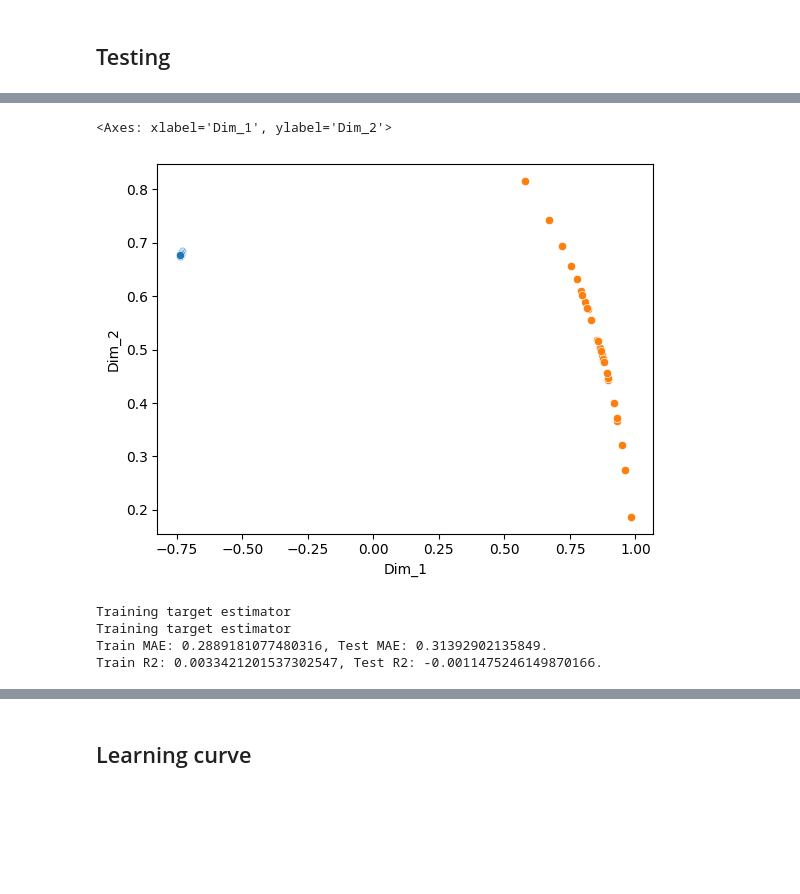
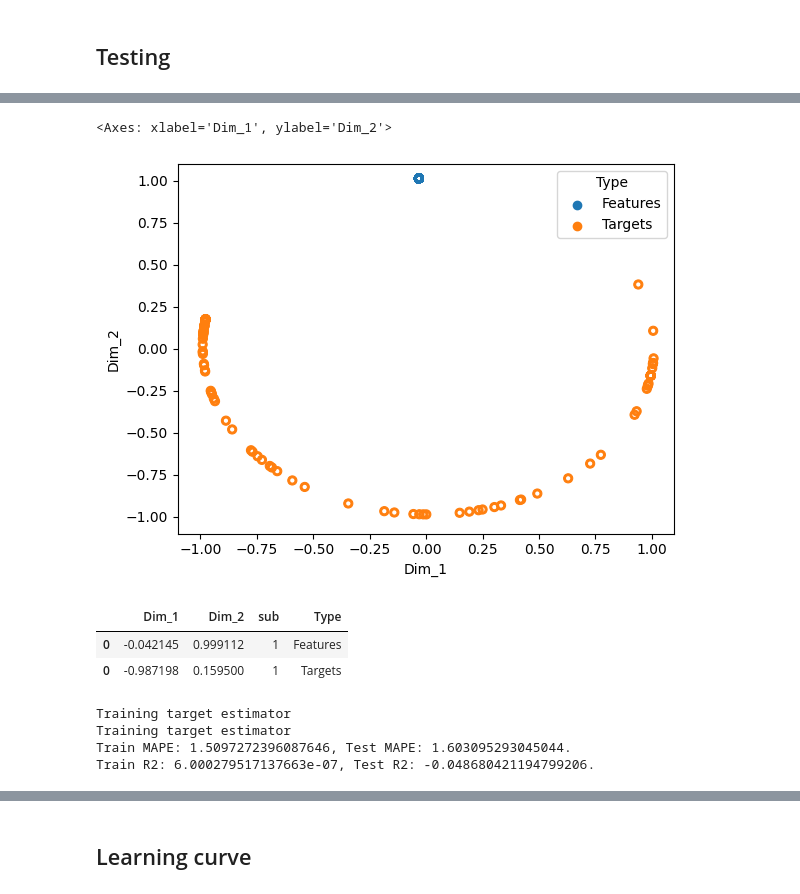
Before and after one commit to victoris93/contrastive-reg, a Jupyter notebook: mlp_cluster.ipynb, the cells around one changed output, grey strips where cells are left out. Drawn from its saved outputs; the diff is of its cells as text; code cells hidden in the pictures; blank space fills up the shorter version.

```diff
--- a/mlp_cluster.ipynb
+++ b/mlp_cluster.ipynb
@@ -162,12 +176,12 @@ test_loader.batch_size
 # %%
 test_losses = []
 model.eval()
-emb_features = []
+emb_features = [] # saving the embedded features for each batch
 emb_targets = []
 with torch.no_grad():
     total_loss = 0
     total_samples = 0
-    for batch_num, (features, targets) in enumerate(test_loader):
+    for batch_num, (features, targets) in enumerate(train_loader):
         features = features.to(device).float()
         targets = targets.to(device)
 
@@ -200,3 +210,6 @@ emb_targets = pd.DataFrame(emb_targets,columns = ["Dim_1", "Dim_2"])
 # %%
 emb_features["sub"] = np.arange(1, len(emb_features) +1)
 emb_targets["sub"] = np.arange(1, len(emb_targets) +1)
+emb_features["Type"] = 'Features'
+emb_targets["Type"] = 'Targets'
+embeddings = pd.concat([emb_features, emb_targets])
@@ -208,17 +216,24 @@ sns.scatterplot(emb_features, x = 'Dim_1', y = 'Dim_2')
-# %%
-sns.scatterplot(emb_features, x = 'Dim_1', y = 'Dim_2')
-sns.scatterplot(emb_targets, x = 'Dim_1', y = 'Dim_2')
-# %% [output]
-<Axes: xlabel='Dim_1', ylabel='Dim_2'>
-[figure, removed]
+# %%
+# time to cry
+# I probably messed up the original loss. Went over it multiple times
+sns.scatterplot(embeddings, x = 'Dim_1', y = 'Dim_2', hue = 'Type', marker="$\circ$", ec="face", s = 100)
+# %% [output]
+<Axes: xlabel='Dim_1', ylabel='Dim_2'>
+[figure, added]
+# %%
+embeddings[embeddings['sub'] == 1]
+# %% [output]
+|  | Dim_1 | Dim_2 | sub | Type |
+| 0 | -0.042145 | 0.999112 | 1 | Features |
+| 0 | -0.987198 | 0.159500 | 1 | Targets |
 # %%
-mae_train, mae_test = compute_target_score(model, train_loader, test_loader, device, 'mae')
+mae_train, mae_test = compute_target_score(model, train_loader, test_loader, device, 'mape')
 r2_train, r2_test = compute_target_score(model, train_loader, test_loader, device, 'r2')
 
-print(f"Train MAE: {mae_train}, Test MAE: {mae_test}.")
+print(f"Train MAPE: {mae_train}, Test MAPE: {mae_test}.")
 print(f"Train R2: {r2_train}, Test R2: {r2_test}.")
 # %% [output]
 Training target estimator
 Training target estimator
-Train MAE: 0.2889181077480316, Test MAE: 0.31392902135849.
-Train R2: 0.0033421201537302547, Test R2: -0.0011475246149870166.
+Train MAPE: 1.5097272396087646, Test MAPE: 1.603095293045044.
+Train R2: 6.000279517137663e-07, Test R2: -0.048680421194799206.
```
Also changed, not shown: parts of 26 cells of this notebook, 3 other files.
